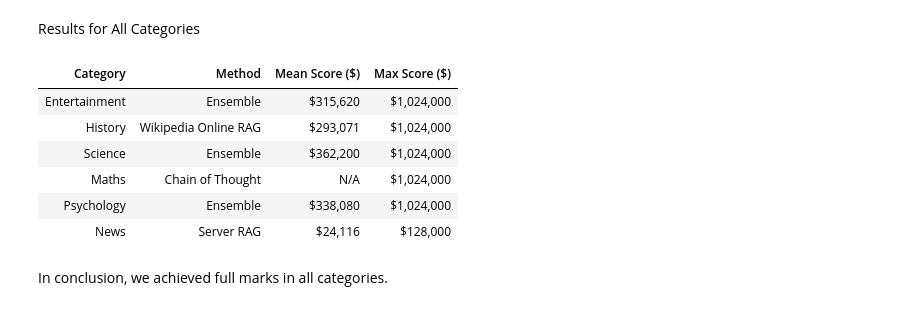
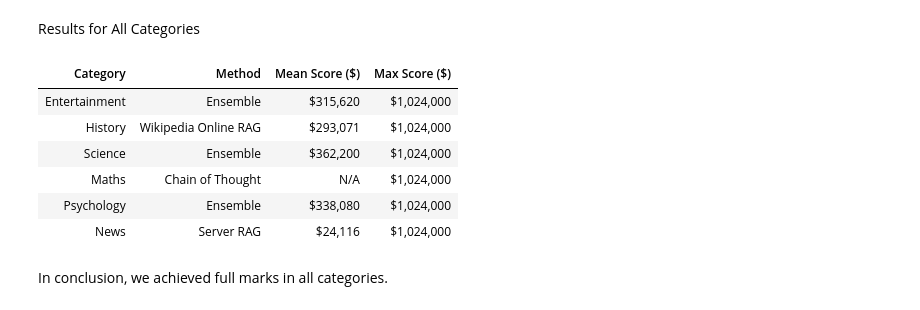
Before and after one commit to amiraliaskari2014/NLP-Course-Project, a Jupyter notebook: full/PoliMillionaire_Poliglot.ipynb, the cells around one changed output. Cells and saved outputs as stored; diff of their text form; code cells hidden in the pictures.

```diff
--- a/full/PoliMillionaire_Poliglot.ipynb
+++ b/full/PoliMillionaire_Poliglot.ipynb
@@ -6669,34 +6669,34 @@ import pandas as pd
 
 # Data consolidated with the new 'Method' column
 summary_data = [
     {"Category": "Entertainment", "Method": "Ensemble",   "Mean Score ($)": 315620, "Max Score ($)": 1024000},
     {"Category": "History",       "Method": "Wikipedia Online RAG",  "Mean Score ($)": 293071, "Max Score ($)": 1024000},
     {"Category": "Science",       "Method": "Ensemble",   "Mean Score ($)": 362200, "Max Score ($)": 1024000},
     {"Category": "Maths",         "Method": "Chain of Thought",  "Mean Score ($)": None,   "Max Score ($)": 1024000},
     {"Category": "Psychology",    "Method": "Ensemble",   "Mean Score ($)": 338080, "Max Score ($)": 1024000},
-    {"Category": "News",          "Method": "Server RAG",     "Mean Score ($)": 24116,  "Max Score ($)": 128000},
+    {"Category": "News",          "Method": "Server RAG",     "Mean Score ($)": 24116,  "Max Score ($)": 1024000},
 ]
 
 # Create DataFrame
 df_summary = pd.DataFrame(summary_data)
 
 # Reorder columns so Method is next to Category
 df_summary = df_summary[["Category", "Method", "Mean Score ($)", "Max Score ($)"]]
 
 # Format for financial display
 formatted_table = df_summary.style.format({
     "Mean Score ($)": lambda x: "${:,.0f}".format(x) if pd.notnull(x) else "N/A",
     "Max Score ($)": "${:,.0f}"
 }).hide(axis="index") # Optional: hide the numerical index
 
 formatted_table
 # %% [output]
 | Category | Method | Mean Score ($) | Max Score ($) |
 | Entertainment | Ensemble | $315,620 | $1,024,000 |
 | History | Wikipedia Online RAG | $293,071 | $1,024,000 |
 | Science | Ensemble | $362,200 | $1,024,000 |
 | Maths | Chain of Thought | N/A | $1,024,000 |
 | Psychology | Ensemble | $338,080 | $1,024,000 |
-| News | Server RAG | $24,116 | $128,000 |
+| News | Server RAG | $24,116 | $1,024,000 |
 # %% [markdown]
 In conclusion, we achieved full marks in all categories.
```
Also changed, not shown: parts of 1 cell of this notebook, 2 other files.
